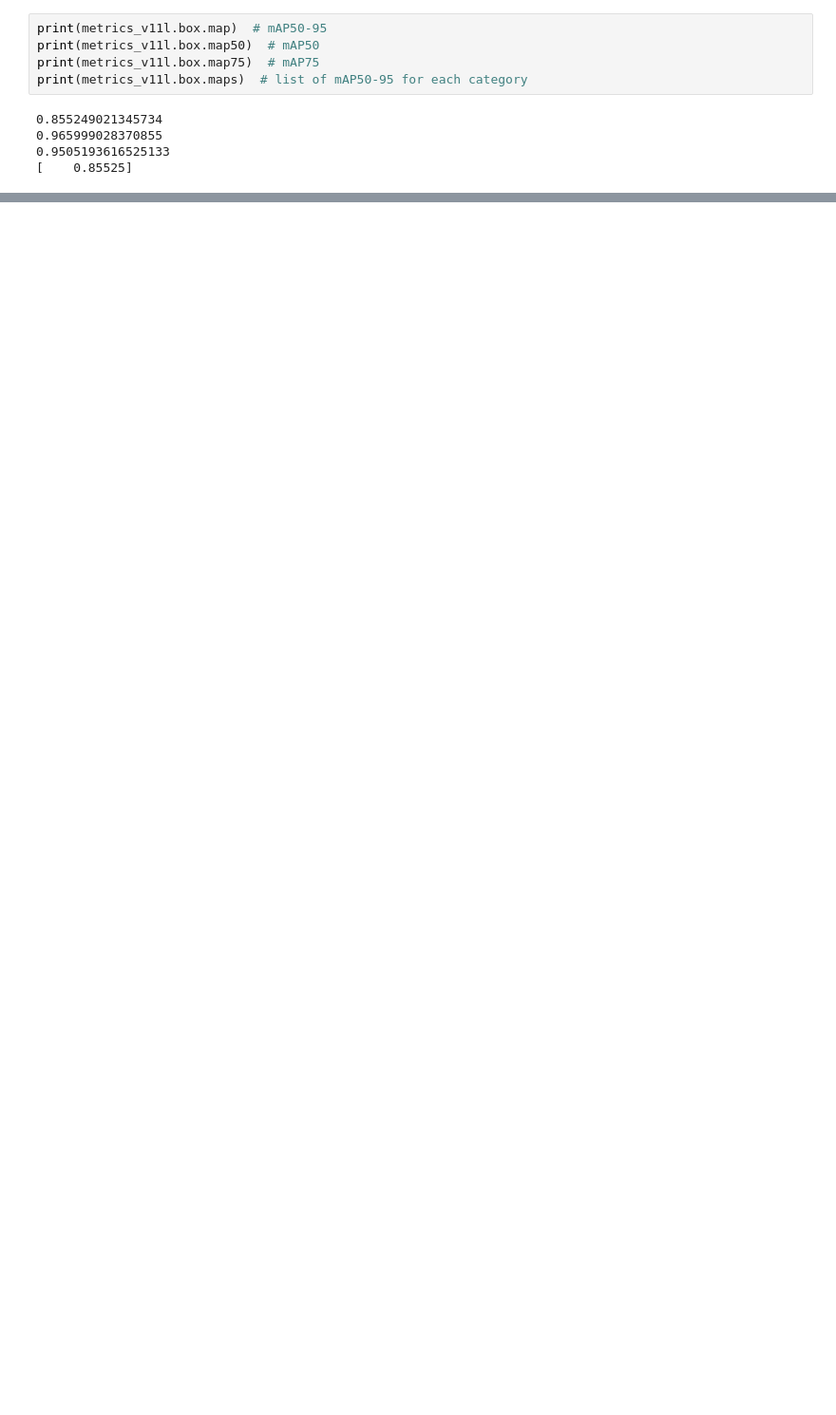
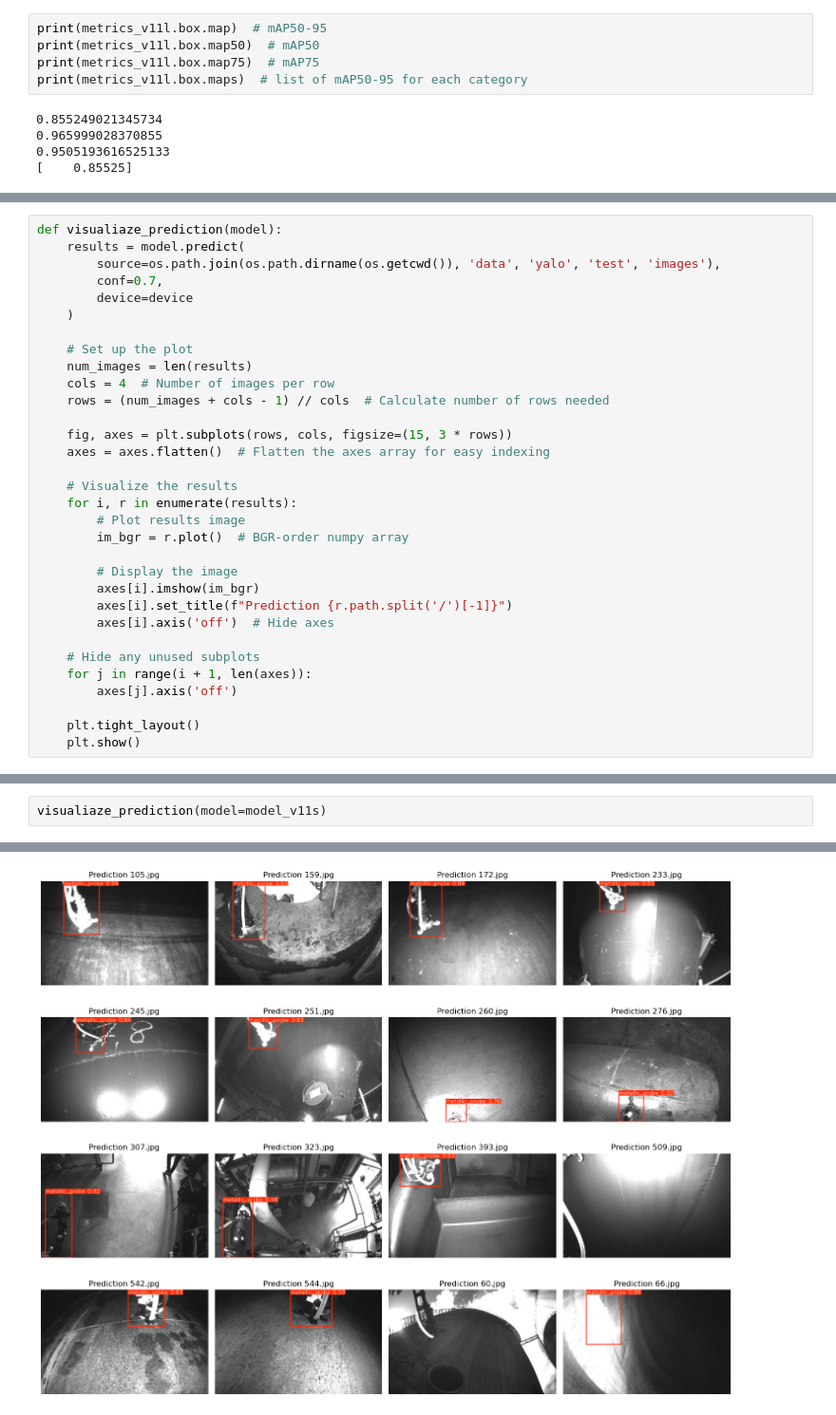
Before and after one commit to izellale/probe_detection, a Jupyter notebook: notebooks/training_yolo.ipynb, the cells around one changed output, grey strips where cells are left out. Shown at 95% size. Drawn from its saved outputs; the diff is of its cells as text; blank space fills up the shorter version.

```diff
--- a/notebooks/training_yolo.ipynb
+++ b/notebooks/training_yolo.ipynb
@@ -104,0 +238,32 @@ print(metrics_v11l.box.maps)  # list of mAP50-95 for each category
+# %%
+def visualiaze_prediction(model):
+    results = model.predict(
+        source=os.path.join(os.path.dirname(os.getcwd()), 'data', 'yalo', 'test', 'images'),
+        conf=0.7,
+        device=device
+    )
+
+    # Set up the plot
+    num_images = len(results)
+    cols = 4  # Number of images per row
+    rows = (num_images + cols - 1) // cols  # Calculate number of rows needed
+
+    fig, axes = plt.subplots(rows, cols, figsize=(15, 3 * rows))
+    axes = axes.flatten()  # Flatten the axes array for easy indexing
+
+    # Visualize the results
+    for i, r in enumerate(results):
+        # Plot results image
+        im_bgr = r.plot()  # BGR-order numpy array
+
+        # Display the image
+        axes[i].imshow(im_bgr)
+        axes[i].set_title(f"Prediction {r.path.split('/')[-1]}")
+        axes[i].axis('off')  # Hide axes
+
+    # Hide any unused subplots
+    for j in range(i + 1, len(axes)):
+        axes[j].axis('off')
+
+    plt.tight_layout()
+    plt.show()
@@ -104,0 +272,3 @@ print(metrics_v11l.box.maps)  # list of mAP50-95 for each category
+# %%
+visualiaze_prediction(model=model_v11s)
+# %% [output]
@@ -104,0 +292 @@ print(metrics_v11l.box.maps)  # list of mAP50-95 for each category
+[figure, added]
```
Also changed, not shown: parts of 20 cells of this notebook.
